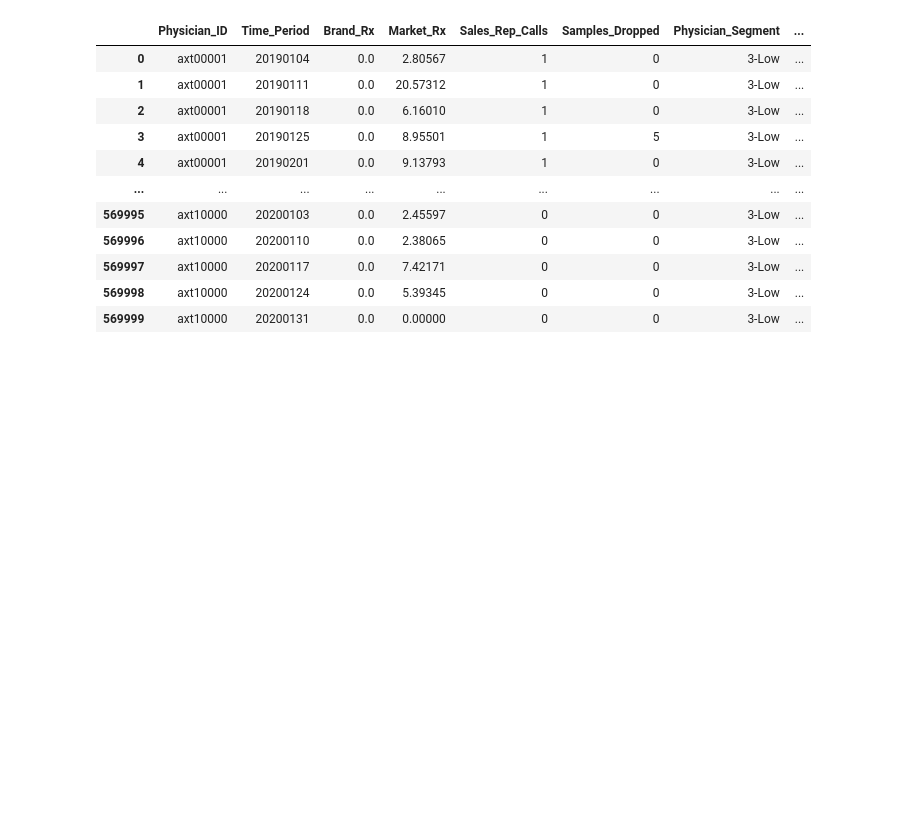
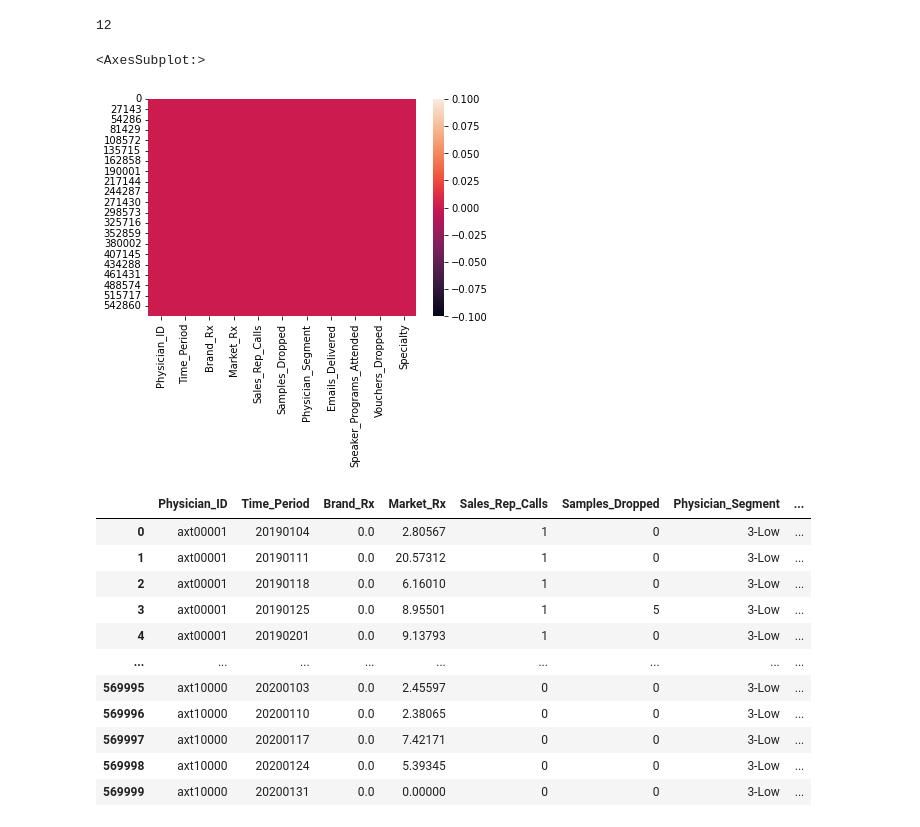
Before and after one commit to Quantum-MIT/KDAG1, a Jupyter notebook: kdag.ipynb, the cells around one changed output. Saved outputs shown, nothing was run; the diff lists cells and outputs as text; code cells hidden in the pictures; blank space fills up the shorter version.

```diff
--- a/kdag.ipynb
+++ b/kdag.ipynb
@@ -1,3 +1,7 @@
+# %%
+5+7
+# %% [output]
+12
 # %%
 import numpy as np
 import pandas as pd
@@ -5,6 +10,11 @@ import seaborn as sb
 # %%
 hcp = pd.read_excel("HCP_Data_KDAG_Hackathon.xlsx")
 patient = pd.read_excel("Patient_Data_KDAG_Hackathon.xlsx")
+# %%
+sb.heatmap(hcp.isnull())
+# %% [output]
+<AxesSubplot:>
+[figure, added]
 # %%
 hcp_copy = hcp.copy()
 hcp_copy
```
Also changed, not shown: parts of 14 cells of this notebook.
